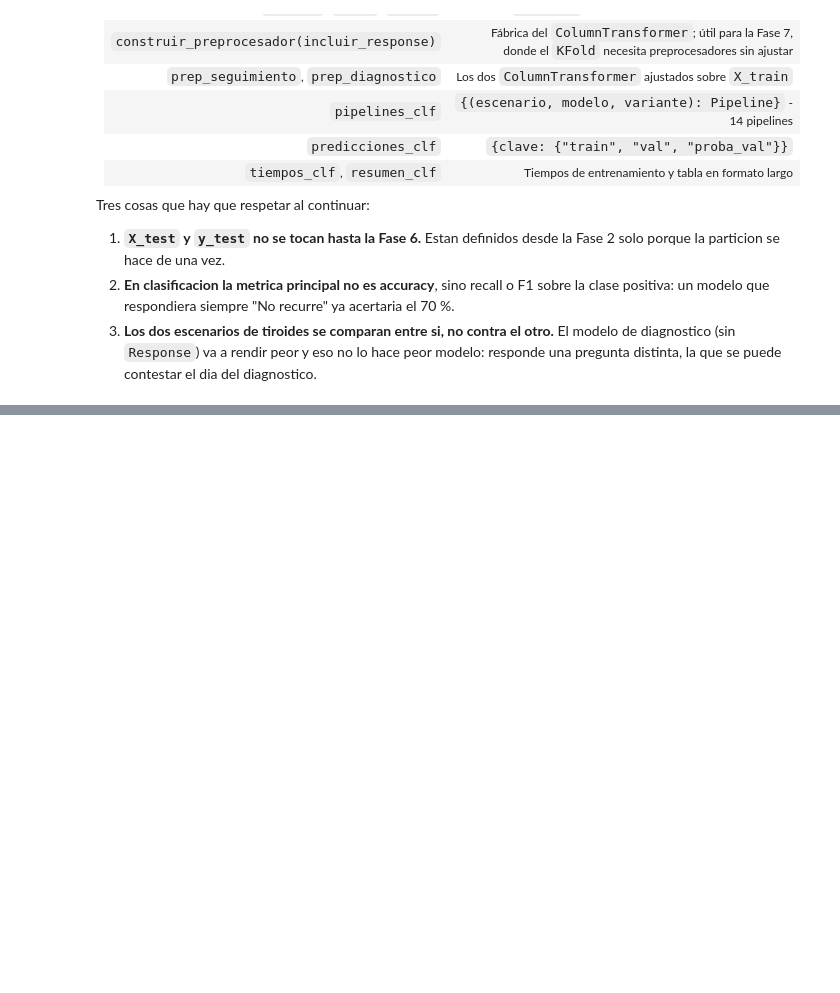
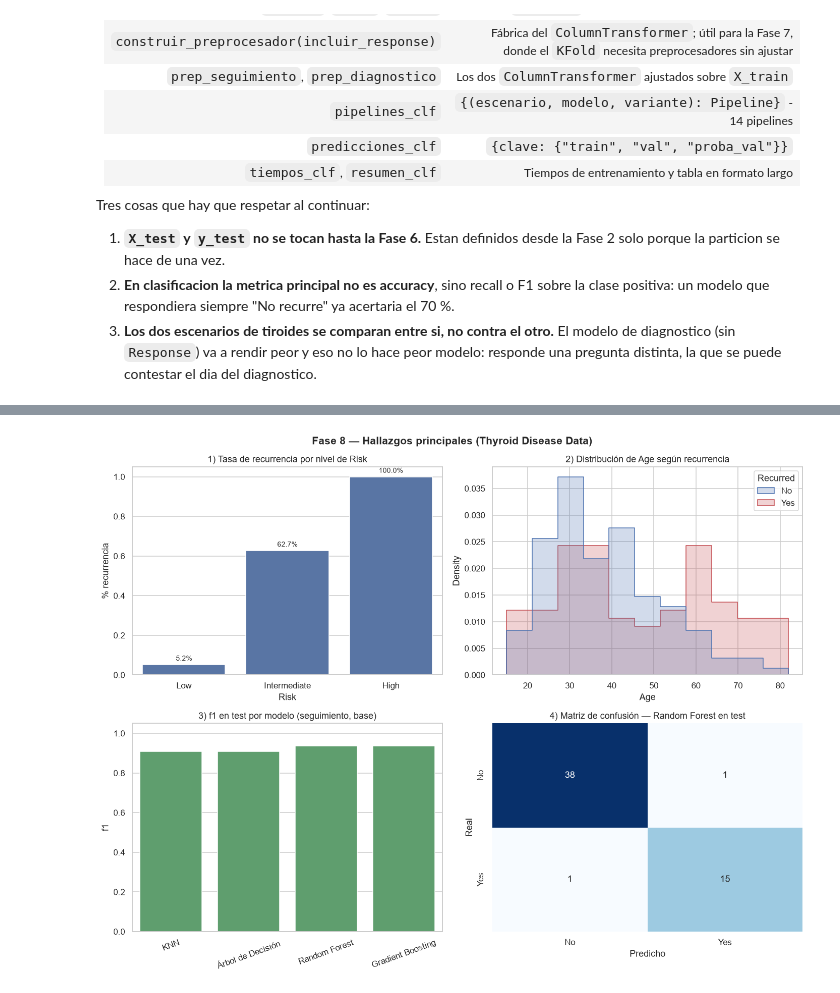
Before and after one commit to kepabonsaeafit/fundamentos-aa-2026, a Jupyter notebook: talleres/workshop2-ml/workshop2_clasificacion_tiroides.ipynb, the cells around one changed output, grey strips where cells are left out. Saved outputs shown, nothing was run; the diff lists cells and outputs as text; code cells hidden in the pictures; blank space fills up the shorter version.

```diff
--- a/talleres/workshop2-ml/workshop2_clasificacion_tiroides.ipynb
+++ b/talleres/workshop2-ml/workshop2_clasificacion_tiroides.ipynb
@@ -2215,0 +2387,18 @@ Tres cosas que hay que respetar al continuar:
+# %%
+filas_test = []
+predicciones_test_clf = {}
+for (escenario, modelo, variante), pipe in pipelines_clf.items():
+    y_pred_test = pipe.predict(X_test)
+    predicciones_test_clf[(escenario, modelo, variante)] = y_pred_test
+    filas_test.append({
+        "escenario": escenario, "modelo": modelo, "variante": variante,
+        "accuracy": accuracy_score(y_test, y_pred_test),
+        "precision": precision_score(y_test, y_pred_test, zero_division=0),
+        "recall": recall_score(y_test, y_pred_test, zero_division=0),
+        "f1": f1_score(y_test, y_pred_test, zero_division=0),
+    })
+
+metricas_test_clf = pd.DataFrame(filas_test)
+print(f"Recurrencias reales en test: {int(y_test.sum())} de {len(y_test)} pacientes "
+      f"({100 * y_test.mean():.1f} %)\n")
+display(metricas_test_clf.query("variante == 'base'").round(3))
@@ -2215,0 +2540,44 @@ Tres cosas que hay que respetar al continuar:
+# %%
+fig, axes = plt.subplots(2, 2, figsize=(13, 10))
+
+# (0,0) Tasa de recurrencia por Risk
+tasa_risk = (df.assign(Recurred_num=df["Recurred"].map({"No": 0, "Yes": 1}))
+             .groupby("Risk")["Recurred_num"].mean().reindex(["Low", "Intermediate", "High"]))
+sns.barplot(x=tasa_risk.index, y=tasa_risk.values, color="#4C72B0", ax=axes[0, 0])
+axes[0, 0].set_title("1) Tasa de recurrencia por nivel de Risk")
+axes[0, 0].set_ylabel("% recurrencia")
+axes[0, 0].set_xlabel("Risk")
+for i, v in enumerate(tasa_risk.values):
+    axes[0, 0].text(i, v + 0.02, f"{v:.1%}", ha="center", fontsize=9)
+
+# (0,1) Edad segun recurrencia
+sns.histplot(data=df, x="Age", hue="Recurred", hue_order=["No", "Yes"],
+             element="step", stat="density", common_norm=False, ax=axes[0, 1],
+             palette=["#4C72B0", "#C44E52"])
+axes[0, 1].set_title("2) Distribución de Age según recurrencia")
+
+# (1,0) f1 por modelo en test, escenario seguimiento, variante base
+f1_test_seg = (metricas_test_clf.query("escenario == 'seguimiento' and variante == 'base'")
+               .set_index("modelo")["f1"].reindex(orden_modelos_clf := ["KNN", "Árbol de Decisión",
+                                                                        "Random Forest", "Gradient Boosting"]))
+sns.barplot(x=f1_test_seg.index, y=f1_test_seg.values, color="#55A868", ax=axes[1, 0])
+axes[1, 0].set_title("3) f1 en test por modelo (seguimiento, base)")
+axes[1, 0].set_ylabel("f1")
+axes[1, 0].set_xlabel("")
+axes[1, 0].tick_params(axis="x", rotation=20)
+axes[1, 0].set_ylim(0, 1.05)
+
+# (1,1) Matriz de confusion de Random Forest (seguimiento, base) sobre TEST
+cm_test_rf = confusion_matrix(y_test, predicciones_test_clf[("seguimiento", "Random Forest", "base")],
+                               labels=[0, 1])
+sns.heatmap(cm_test_rf, annot=True, fmt="d", cmap="Blues", cbar=False, ax=axes[1, 1],
+            xticklabels=["No", "Yes"], yticklabels=["No", "Yes"])
+axes[1, 1].set_title("4) Matriz de confusión — Random Forest en test")
+axes[1, 1].set_xlabel("Predicho")
+axes[1, 1].set_ylabel("Real")
+
+fig.suptitle("Fase 8 — Hallazgos principales (Thyroid Disease Data)", fontsize=14, fontweight="bold")
+plt.tight_layout()
+plt.show()
+# %% [output]
+[figure, added]
```
Also changed, not shown: parts of 21 cells of this notebook, 2 other files.
